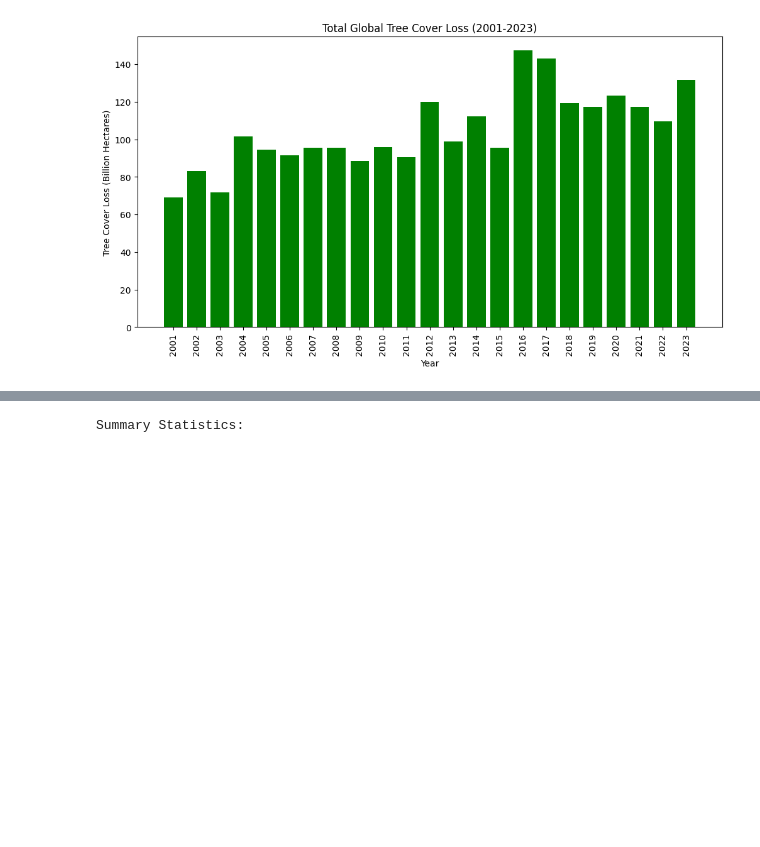
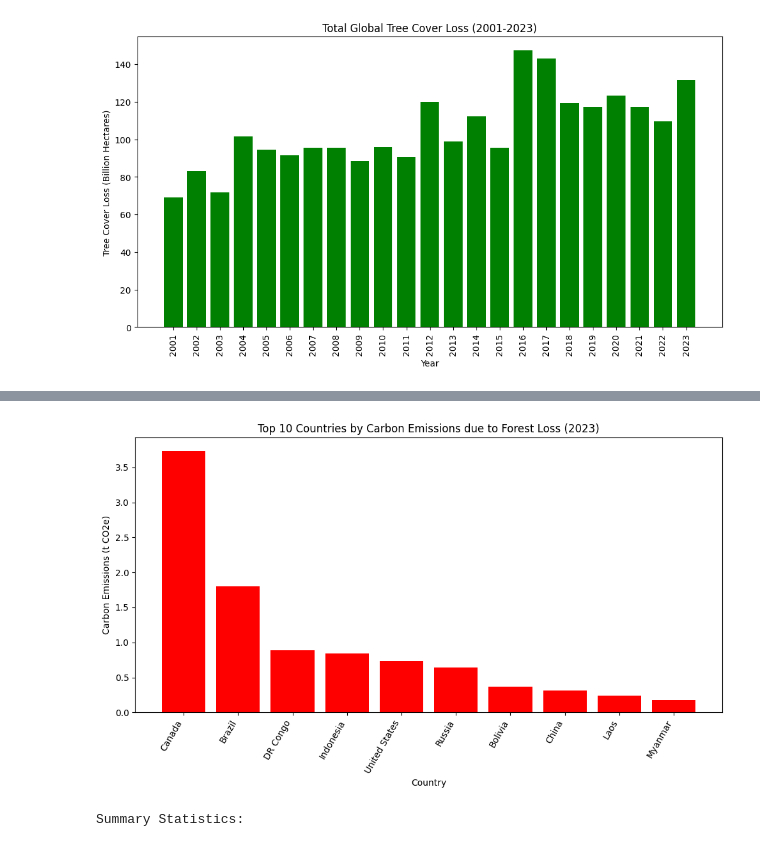
Before and after one commit to epsilonite/data-viz-project, a Jupyter notebook: static/deforestation.ipynb, the cells around one changed output, grey strips where cells are left out. Cells and saved outputs as stored; diff of their text form; code cells hidden in the pictures; blank space fills up the shorter version.

```diff
--- a/static/deforestation.ipynb
+++ b/static/deforestation.ipynb
@@ -267,27 +264,29 @@ plt.show()
 # %%
 # Plot Carbon Emissions due to Forest Loss (Top 10 Countries):
 # %%
-# # Remove duplicates by keeping the maximum 'loss_2023' value for each country
-# gfw_data_filtered_max = gfw_data_filtered.groupby('country', as_index=False).agg({'loss_2023': 'max', 'emissions_2023': 'max'})
+# Remove duplicates by keeping the maximum 'loss_2023' value for each country
+gfw_data_filtered_max = filtered_gfw.groupby('country', as_index=False).agg({'2023': 'max', 'emissions_2023': 'max'})
 
-# # Filter out countries with zero forest loss
-# gfw_data_filtered_max = gfw_data_filtered_max[gfw_data_filtered_max['loss_2023'] > 0]
+# Filter out countries with zero forest loss
+gfw_data_filtered_max = gfw_data_filtered_max[gfw_data_filtered_max['2023'] > 0]
 
-# # Sort the data by carbon emissions and get the top 10 countries
-# top_10_emissions = gfw_data_filtered_max.nlargest(10, 'emissions_2023')
+# Sort the data by carbon emissions and get the top 10 countries
+top_10_emissions = gfw_data_filtered_max.nlargest(10, 'emissions_2023')
 
-# # Create the vertical bar chart for the top 10 countries by carbon emissions
-# plt.figure(figsize=(10, 6))
-# plt.bar(top_10_emissions['country'], top_10_emissions['emissions_2023'], color='red')
-# plt.xlabel('Country')
-# plt.ylabel('Carbon Emissions (Mg CO2e)')
-# plt.title('Top 10 Countries by Carbon Emissions due to Forest Loss (2023)')
+# Create the vertical bar chart for the top 10 countries by carbon emissions
+plt.figure(figsize=(10, 6))
+plt.bar(top_10_emissions['country'], top_10_emissions['emissions_2023']/1000000000, color='red')
+plt.xlabel('Country')
+plt.ylabel('Carbon Emissions (t CO2e)')
+plt.title('Top 10 Countries by Carbon Emissions due to Forest Loss (2023)')
 
-# # Increase the rotation and adjust layout for readability
-# plt.xticks(rotation=60, ha='right')
-# plt.tight_layout()
+# Increase the rotation and adjust layout for readability
+plt.xticks(rotation=60, ha='right')
+plt.tight_layout()
 
-# plt.show()
+plt.show()
+# %% [output]
+[figure, added]
 # %%
 # # Display the loss_2023 values
 # gfw_data_filtered[['country', 'loss_2023']].sort_values(by='loss_2023', ascending=False)
```
Also changed, not shown: parts of 16 cells of this notebook, 2 other files.
